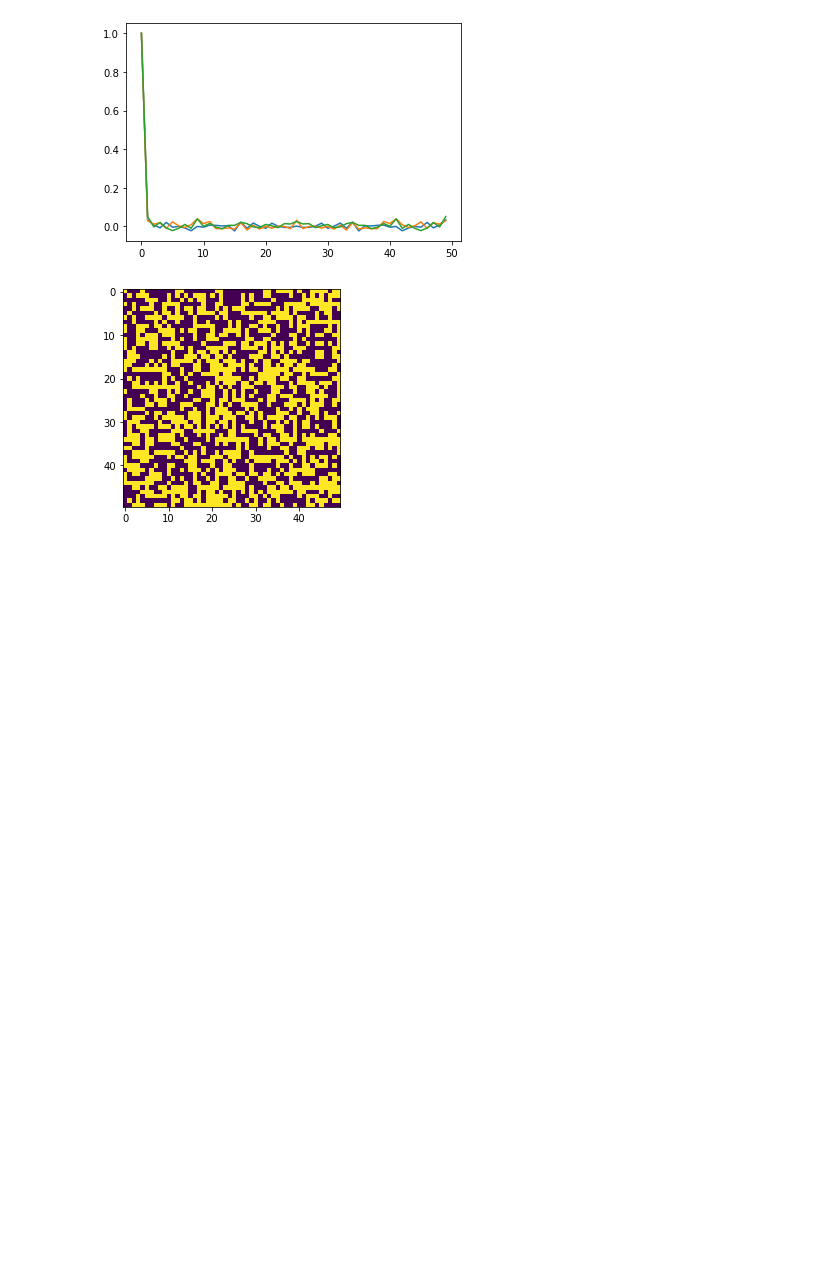
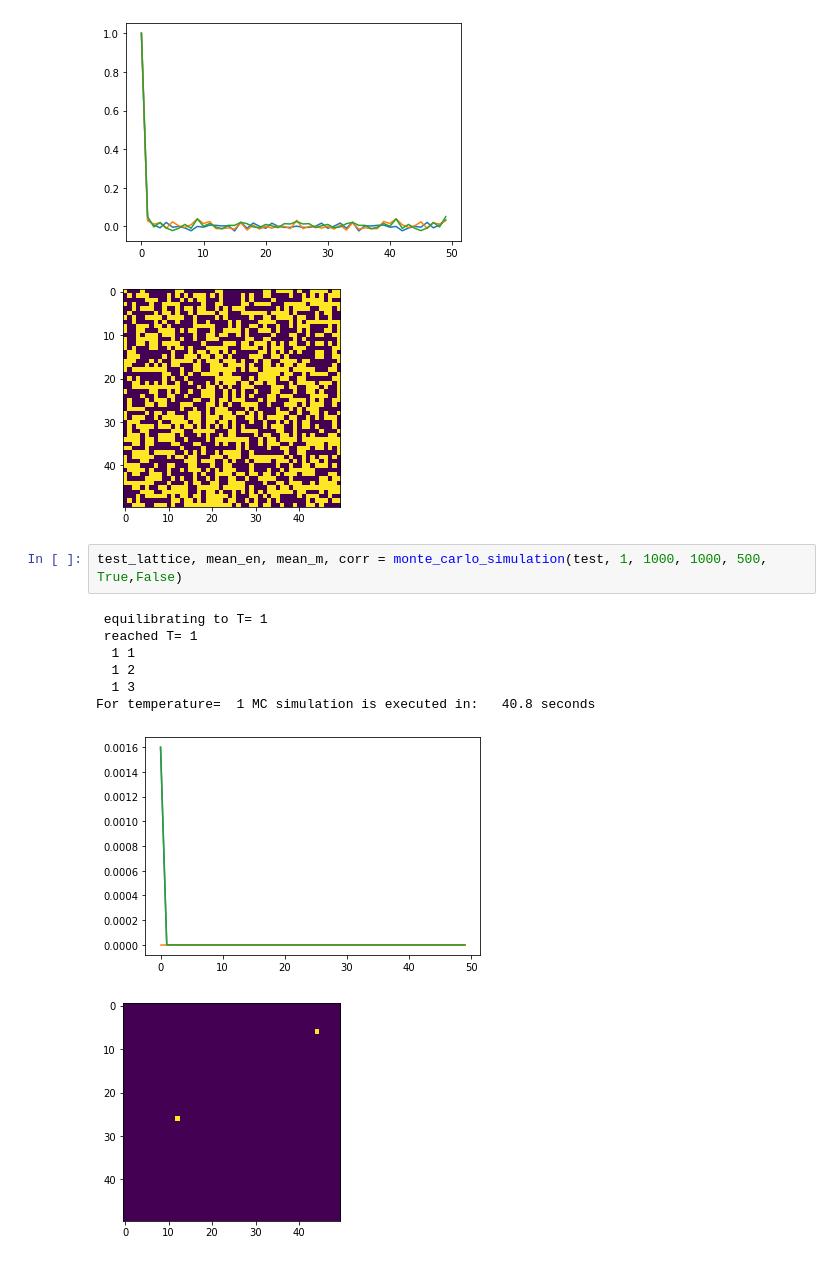
Before and after one commit to DisQS/MachineLearning-IsingModel2D, a Jupyter notebook: MakeIsing/notebooks/correlation.ipynb, the cells around one changed output. Drawn from its saved outputs; the diff is of its cells as text; blank space fills up the shorter version.

```diff
--- a/MakeIsing/notebooks/correlation.ipynb
+++ b/MakeIsing/notebooks/correlation.ipynb
@@ -291,3 +291,14 @@ test_lattice, mean_en, mean_m, corr = monte_carlo_simulation(test, 25, 1000, 100
 For temperature=  25 MC simulation is executed in:   36.84 seconds
 [figure]
 [figure]
+# %%
+test_lattice, mean_en, mean_m, corr = monte_carlo_simulation(test, 1, 1000, 1000, 500, True,False)
+# %% [output]
+ equilibrating to T= 1
+ reached T= 1
+  1 1
+  1 2
+  1 3
+For temperature=  1 MC simulation is executed in:   40.8 seconds
+[figure, added]
+[figure, added]
```
